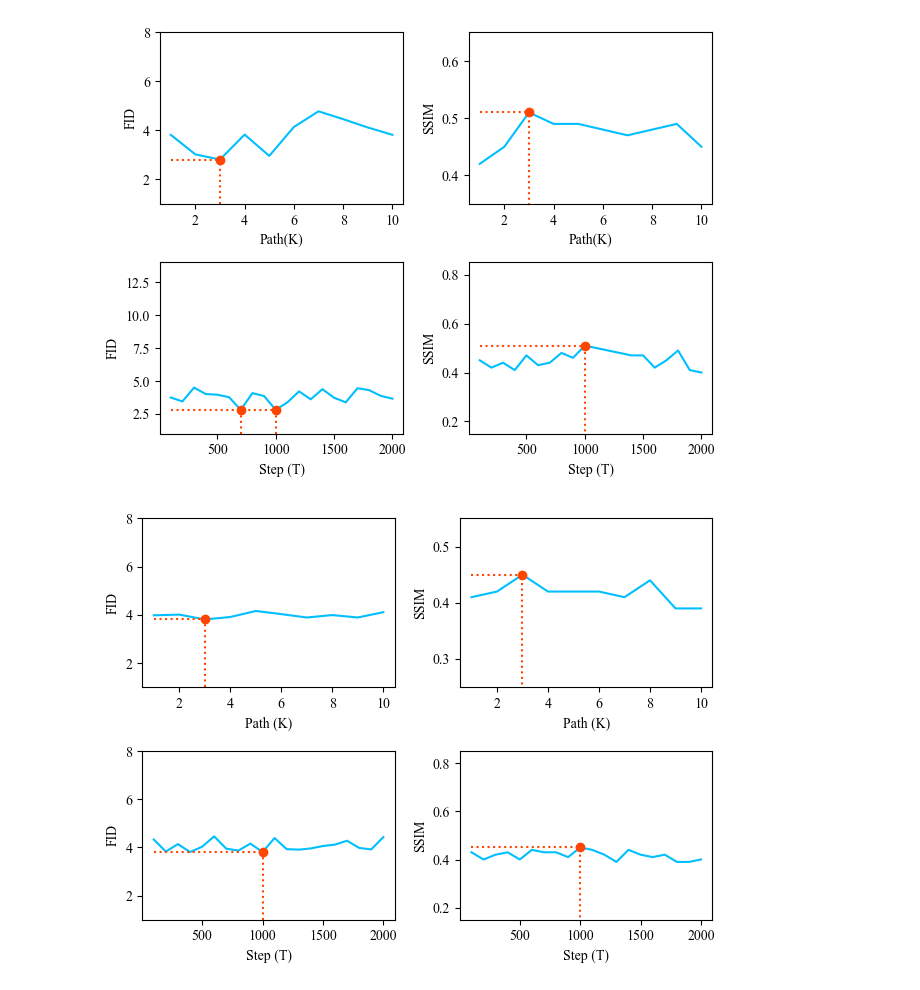
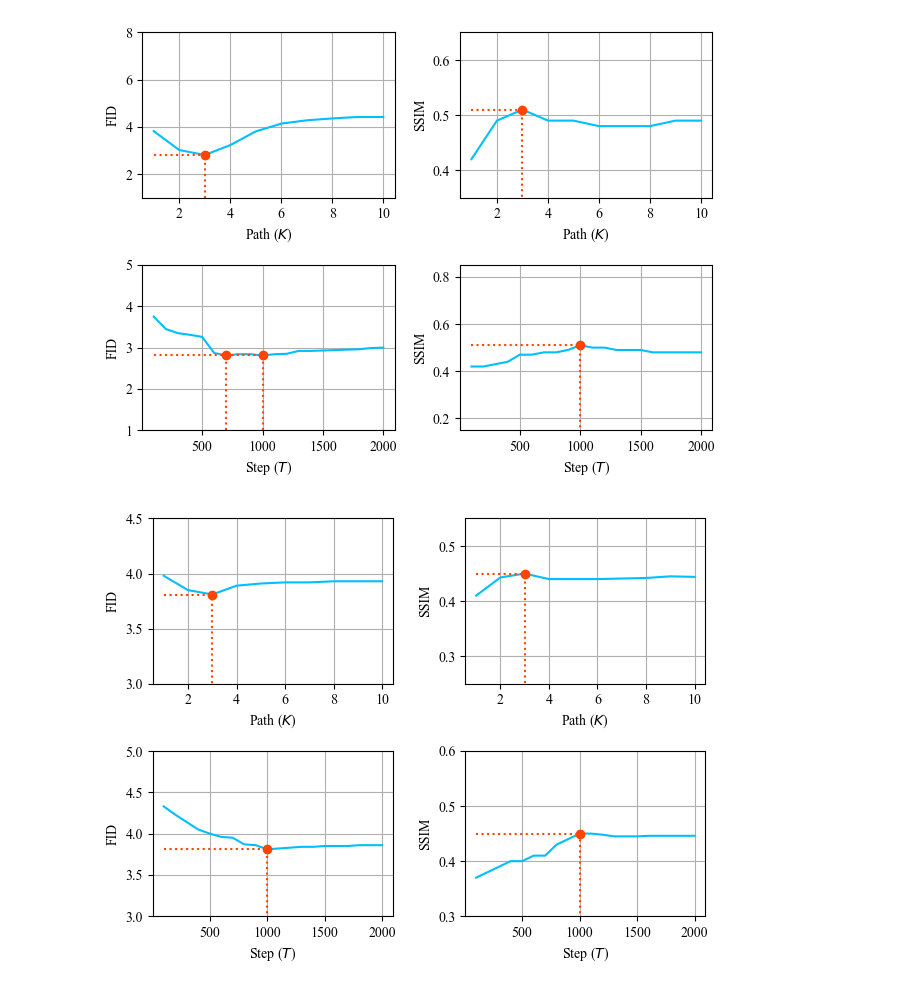
Before and after one commit to chinesebear/fuzzydiffusion, a Jupyter notebook: doc/param_analysis.ipynb, the cells around one changed output. Drawn from its saved outputs; the diff is of its cells as text; code cells hidden in the pictures.

```diff
--- a/doc/param_analysis.ipynb
+++ b/doc/param_analysis.ipynb
@@ -91,13 +102,13 @@ plt.show()
 Path = [1,2,3,4,5,6,7,8,9,10]
 Rule = [100,200,300,400,500,600,700,800,900,1000,
         1100,1200,1300,1400,1500,1600,1700,1800,1900,2000]
-FID = [3.82,3.02,2.81,3.83,2.96,4.14,4.78,4.46,4.12,3.82] ## 2.81~4.56
-SSIM = [0.42,0.45,0.51,0.49,0.49,0.48,0.47,0.48,0.49,0.45 ]  ## 0.40-0.51
+FID = [3.82,3.02,2.81,3.23,3.81,4.14,4.28,4.36,4.42,4.42] ## 2.81~4.56
+SSIM = [0.42,0.49,0.51,0.49,0.49,0.48,0.48,0.48,0.49,0.49 ]  ## 0.40-0.51
 
-FID2 = [3.75,3.45,4.5,4.01,3.96,3.77,2.81,4.08,3.86,2.81,
-        3.38,4.21,3.61,4.38,3.73,3.38,4.45,4.31,3.87,3.66,]
-SSIM2 = [0.45,0.42,0.44,0.41,0.47,0.43,0.44,0.48,0.46,0.51,
-         0.5,0.49,0.48,0.47,0.47,0.42,0.45,0.49,0.41,0.4]
+FID2 = [3.75,3.45,3.35,3.31,3.26,2.87,2.81,2.84,2.84,2.81,
+        2.84,2.85,2.92,2.92,2.93,2.94,2.95,2.96,2.99,3.00,]
+SSIM2 = [0.42,0.42,0.43,0.44,0.47,0.47,0.48,0.48,0.49,0.51,
+         0.5,0.50,0.49,0.49,0.49,0.48,0.48,0.48,0.48,0.48]
 fig, ((ax1,ax2),(ax4,ax5)) = plt.subplots(2,2)
 
 lcolor='deepskyblue'
@@ -107,61 +118,65 @@ ax1.plot(Path, FID, label="FID", color=lcolor)
 ax1.plot([3],[2.81], marker = 'o',color=pcolor)
 ax1.plot([1, 3], [2.81, 2.81], c=pcolor, linestyle='dotted')
 ax1.plot([3, 3], [1.0, 2.81], c=pcolor, linestyle='dotted')
-ax1.set_xlabel('Path(K)') #设置x轴名称 x label
+ax1.set_xlabel('Path (${K}$)') #设置x轴名称 x label
 ax1.set_ylabel('FID') #设置y轴名称 y label
 ax1.set_ylim(1.0,8)
+ax1.grid()
 
 ax2.plot(Path, SSIM, label="SSIM", color=lcolor)
 ax2.plot([3],[0.51], marker = 'o',color=pcolor)
 ax2.plot([1, 3], [0.51, 0.51], c=pcolor, linestyle='dotted')
 ax2.plot([3, 3], [0, 0.51], c=pcolor, linestyle='dotted')
-ax2.set_xlabel('Path(K)') #设置x轴名称 x label
+ax2.set_xlabel('Path (${K}$)') #设置x轴名称 x label
 ax2.set_ylabel('SSIM') #设置y轴名称 y label
 ax2.set_ylim(0.35,0.65)
+ax2.grid()
 
 
 ax4.plot(Rule, FID2, label="FID", color=lcolor)
 ax4.plot([700],[2.81], marker = 'o',color=pcolor)
 ax4.plot([1000],[2.81], marker = 'o',color=pcolor)
 ax4.plot([100, 1000], [2.81, 2.81], c=pcolor, linestyle='dotted')
 ax4.plot([1000, 1000], [1.0, 2.81], c=pcolor, linestyle='dotted')
 ax4.plot([700, 700], [1.0, 2.81], c=pcolor, linestyle='dotted')
-ax4.set_xlabel('Step (T)') #设置x轴名称 x label
+ax4.set_xlabel('Step (${T}$)') #设置x轴名称 x label
 ax4.set_ylabel('FID') #设置y轴名称 y label
-ax4.set_ylim(1.0,14.0)
+ax4.set_ylim(1.0,5.0)
+ax4.grid()
 
 ax5.plot(Rule, SSIM2, label="SSIM", color=lcolor)
 ax5.plot([1000],[0.51], marker = 'o',color=pcolor)
 ax5.plot([100, 1000], [0.51, 0.51], c=pcolor, linestyle='dotted')
 ax5.plot([1000, 1000], [0, 0.51], c=pcolor, linestyle='dotted')
-ax5.set_xlabel('Step (T)') #设置x轴名称 x label
+ax5.set_xlabel('Step (${T}$)') #设置x轴名称 x label
 ax5.set_ylabel('SSIM') #设置y轴名称 y label
 ax5.set_ylim(0.15,0.85)
+ax5.grid()
 
 
 
 # plt.legend()
 
 
 # plt.subplots_adjust(wspace =0.3, hspace =0.3)#调整子图间距 (0,1)
 plt.tight_layout()#调整整体空白
-plt.savefig("Param Analysis Bedroom.svg", format = "svg")
-plt.savefig("Param Analysis Bedroom.jpg", format = "jpg")
+plt.savefig("fig.Param Analysis Bedroom.svg", format = "svg")
+plt.savefig("fig.Param Analysis Bedroom.jpg", format = "jpg")
 plt.show()
 # %% [output]
-[figure, old version]
+[figure, new version]
 # %%
 # LSUN Church
 Path = [1,2,3,4,5,6,7,8,9,10]
 Rule = [100,200,300,400,500,600,700,800,900,1000,
         1100,1200,1300,1400,1500,1600,1700,1800,1900,2000]
-FID = [3.98,4.01,3.81,3.91,4.16,4.03,3.89,3.99,3.89,4.11,] ## 3.81~4.56
-SSIM = [0.41,0.42,0.45,0.42,0.42,0.42,0.41,0.44,0.39,0.39, ]  ## 0.37-0.45
+FID = [3.98,3.85,3.81,3.89,3.91,3.92,3.92,3.93,3.93,3.93,] ## 3.81~4.56
+SSIM = [0.41,0.443,0.45,0.44,0.44,0.44,0.441,0.442,0.445,0.444, ]  ## 0.37-0.45
 
-FID2 = [4.33,3.83,4.14,3.81,4.03,4.46,3.95,3.87,4.16,3.81,
-        4.39,3.93,3.91,3.96,4.06,4.12,4.28,3.98,3.92,4.43]
-SSIM2 = [0.43,0.4,0.42,0.43,0.4,0.44,0.43,0.43,0.41,0.45,
-         0.44,0.42,0.39,0.44,0.42,0.41,0.42,0.39,0.39,0.40,]
+FID2 = [4.33,4.23,4.14,4.05,4.00,3.96,3.95,3.87,3.86,3.81,
+        3.82,3.83,3.84,3.84,3.85,3.85,3.85,3.86,3.86,3.86]
+SSIM2 = [0.37,0.38,0.39,0.40,0.40,0.41,0.41,0.43,0.44,0.45,
+         0.45,0.448,0.445,0.445,0.445,0.446,0.446,0.446,0.446,0.446,]
 fig, ((ax1,ax2),(ax4,ax5)) = plt.subplots(2,2)
 
 lcolor='deepskyblue'
@@ -171,34 +186,38 @@ ax1.plot(Path, FID, label="FID", color=lcolor)
 ax1.plot([3],[3.81], marker = 'o',color=pcolor)
 ax1.plot([1, 3], [3.81, 3.81], c=pcolor, linestyle='dotted')
 ax1.plot([3, 3], [1.0, 3.81], c=pcolor, linestyle='dotted')
-ax1.set_xlabel('Path (K)') #设置x轴名称 x label
+ax1.set_xlabel('Path (${K}$)') #设置x轴名称 x label
 ax1.set_ylabel('FID') #设置y轴名称 y label
-ax1.set_ylim(1.0,8)
+ax1.set_ylim(3.0,4.5)
+ax1.grid()
 
 ax2.plot(Path, SSIM, label="SSIM", color=lcolor)
 ax2.plot([3],[0.45], marker = 'o',color=pcolor)
 ax2.plot([1, 3], [0.45, 0.45], c=pcolor, linestyle='dotted')
 ax2.plot([3, 3], [0, 0.45], c=pcolor, linestyle='dotted')
-ax2.set_xlabel('Path (K)') #设置x轴名称 x label
+ax2.set_xlabel('Path (${K}$)') #设置x轴名称 x label
 ax2.set_ylabel('SSIM') #设置y轴名称 y label
 ax2.set_ylim(0.25,0.55)
+ax2.grid()
 
 
 ax4.plot(Rule, FID2, label="FID", color=lcolor)
 ax4.plot([1000],[3.81], marker = 'o',color=pcolor)
 ax4.plot([100, 1000], [3.81, 3.81], c=pcolor, linestyle='dotted')
 ax4.plot([1000, 1000], [1.0, 3.81], c=pcolor, linestyle='dotted')
-ax4.set_xlabel('Step (T)') #设置x轴名称 x label
+ax4.set_xlabel('Step (${T}$)') #设置x轴名称 x label
 ax4.set_ylabel('FID') #设置y轴名称 y label
-ax4.set_ylim(1.0,8.0)
+ax4.set_ylim(3,5)
+ax4.grid()
 
 ax5.plot(Rule, SSIM2, label="SSIM", color=lcolor)
 ax5.plot([1000],[0.45], marker = 'o',color=pcolor)
 ax5.plot([100, 1000], [0.45, 0.45], c=pcolor, linestyle='dotted')
 ax5.plot([1000, 1000], [0, 0.45], c=pcolor, linestyle='dotted')
-ax5.set_xlabel('Step (T)') #设置x轴名称 x label
+ax5.set_xlabel('Step (${T}$)') #设置x轴名称 x label
 ax5.set_ylabel('SSIM') #设置y轴名称 y label
-ax5.set_ylim(0.15,0.85)
+ax5.set_ylim(0.3,0.6)
+ax5.grid()
 
 
 
@@ -207,8 +226,8 @@ ax5.set_ylim(0.15,0.85)
 
 # plt.subplots_adjust(wspace =0.3, hspace =0.3)#调整子图间距 (0,1)
 plt.tight_layout()#调整整体空白
-plt.savefig("Param Analysis Church.svg", format = "svg")
-plt.savefig("Param Analysis Church.jpg", format = "jpg")
+plt.savefig("fig.Param Analysis Church.svg", format = "svg")
+plt.savefig("fig.Param Analysis Church.jpg", format = "jpg")
 plt.show()
 # %% [output]
-[figure, old version]
+[figure, new version]
```
Also changed, not shown: parts of 1 cell of this notebook, 24 other files.
